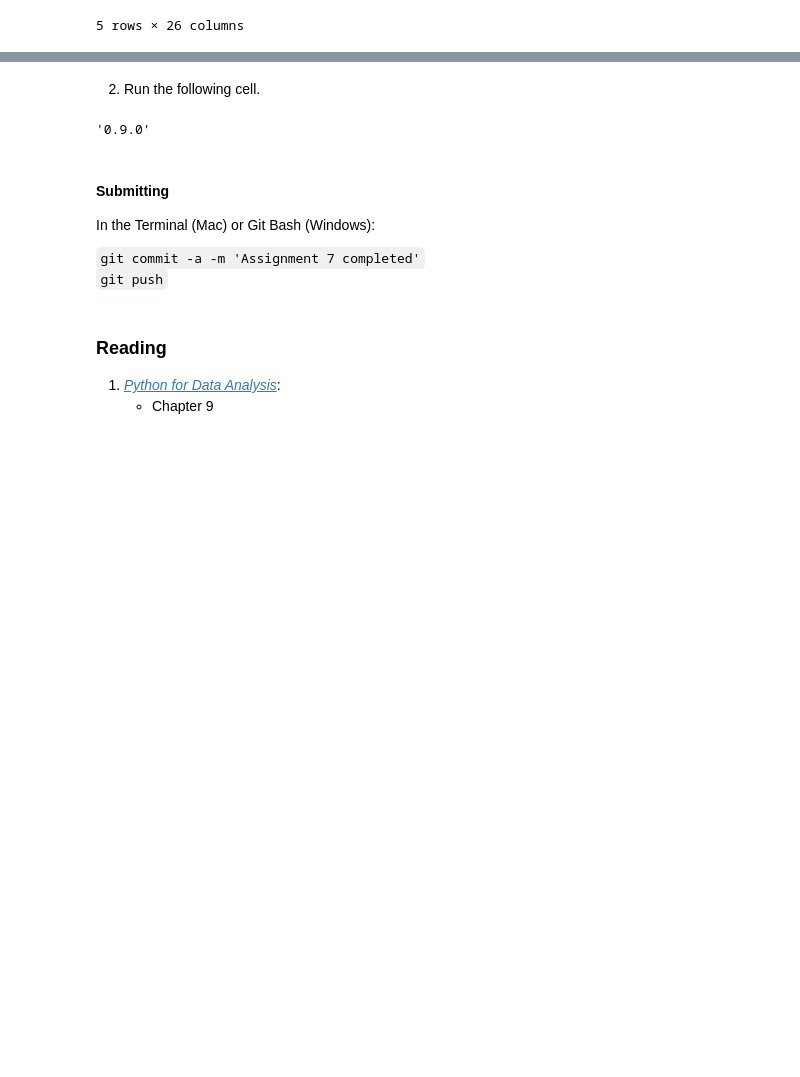
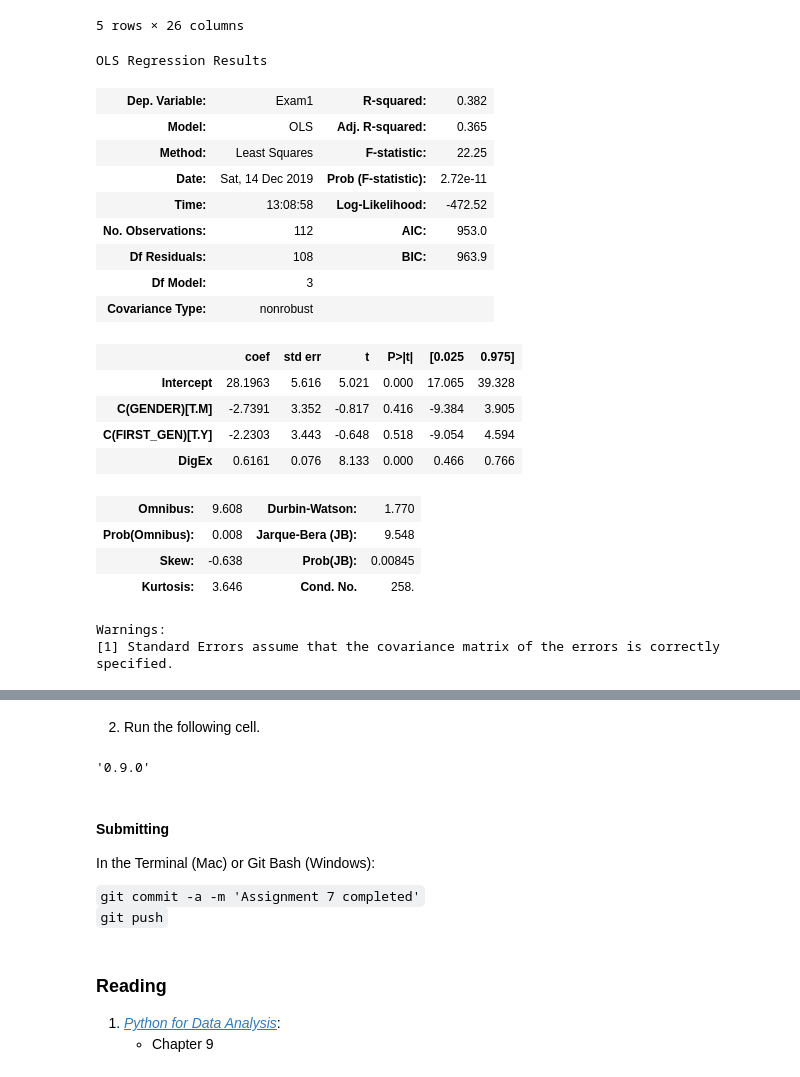
Before and after one commit to ahabtemichael/uri_csc593, a Jupyter notebook: homework/Assignment 7.ipynb, the cells around one changed output, grey strips where cells are left out. Cells and saved outputs as stored; diff of their text form; code cells hidden in the pictures; blank space fills up the shorter version.

```diff
--- a/homework/Assignment 7.ipynb
+++ b/homework/Assignment 7.ipynb
@@ -50,3 +50,30 @@ proj_pd.head()
 | 3 | 103 | F | 2+ Races | Y | Cranston | RI | N | N | N | ... |
 | 4 | 104 | M | 2+ Races | N | Holbrook | NY | N | N | N | ... |
 5 rows × 26 columns
+# %%
+from statsmodels.formula.api import ols
+lm = ols('Exam1 ~ DigEx + C(GENDER) + C(FIRST_GEN)', data=proj_pd)
+lm1= lm.fit()
+lm1.summary()
+# %% [output]
+OLS Regression Results
+| Dep. Variable: | Exam1 | R-squared: | 0.382 |
+| Model: | OLS | Adj. R-squared: | 0.365 |
+| Method: | Least Squares | F-statistic: | 22.25 |
+| Date: | Sat, 14 Dec 2019 | Prob (F-statistic): | 2.72e-11 |
+| Time: | 13:08:58 | Log-Likelihood: | -472.52 |
+| No. Observations: | 112 | AIC: | 953.0 |
+| Df Residuals: | 108 | BIC: | 963.9 |
+| Df Model: | 3 |  |  |
+| Covariance Type: | nonrobust |  |  |
+|  | coef | std err | t | P>|t| | [0.025 | 0.975] |
+| Intercept | 28.1963 | 5.616 | 5.021 | 0.000 | 17.065 | 39.328 |
+| C(GENDER)[T.M] | -2.7391 | 3.352 | -0.817 | 0.416 | -9.384 | 3.905 |
+| C(FIRST_GEN)[T.Y] | -2.2303 | 3.443 | -0.648 | 0.518 | -9.054 | 4.594 |
+| DigEx | 0.6161 | 0.076 | 8.133 | 0.000 | 0.466 | 0.766 |
+| Omnibus: | 9.608 | Durbin-Watson: | 1.770 |
+| Prob(Omnibus): | 0.008 | Jarque-Bera (JB): | 9.548 |
+| Skew: | -0.638 | Prob(JB): | 0.00845 |
+| Kurtosis: | 3.646 | Cond. No. | 258. |
+Warnings:
+[1] Standard Errors assume that the covariance matrix of the errors is correctly specified.
```
Also changed, not shown: parts of 5 cells of this notebook, 3 other files.
